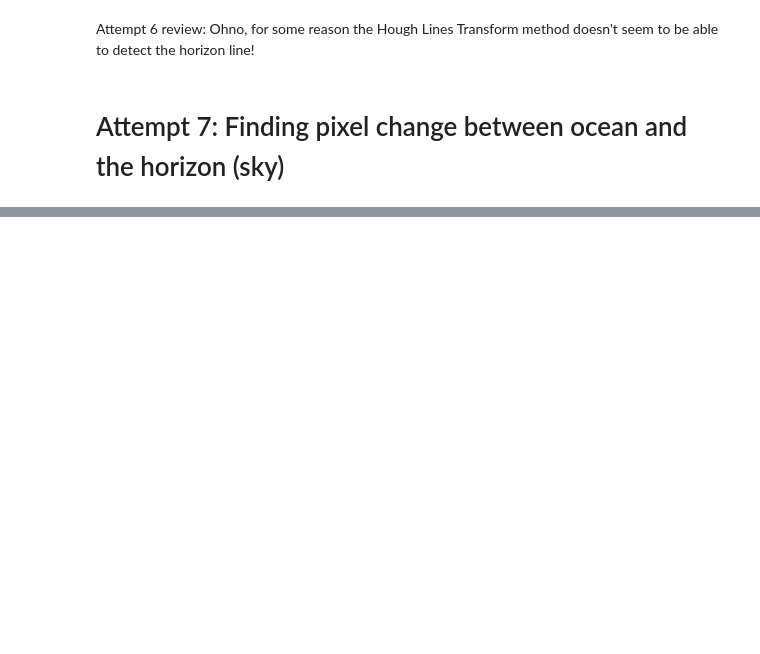
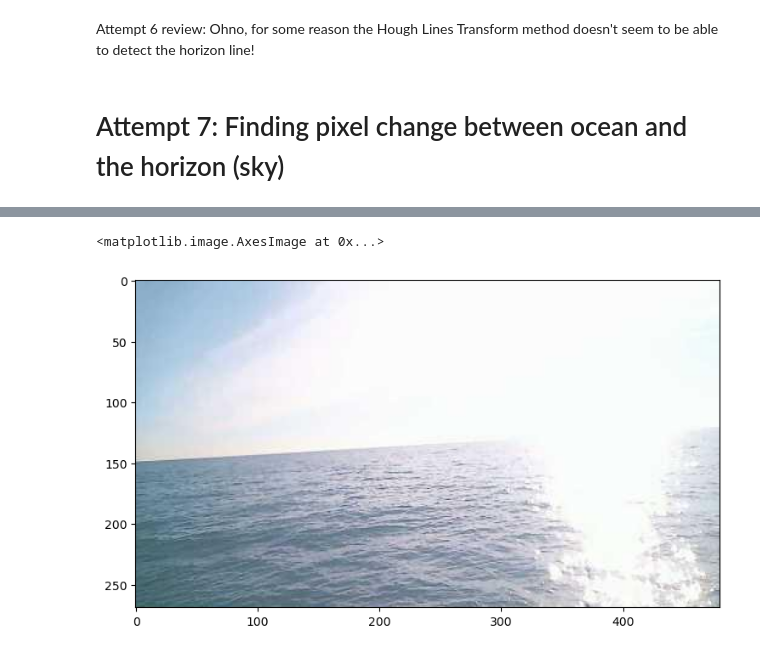
Before and after one commit to pepzicles/trackingBuoys, a Jupyter notebook: aligningHorizons.ipynb, the cells around one changed output, grey strips where cells are left out. Drawn from its saved outputs; the diff is of its cells as text; code cells hidden in the pictures; blank space fills up the shorter version.

```diff
--- a/aligningHorizons.ipynb
+++ b/aligningHorizons.ipynb
@@ -778,0 +830,13 @@ Attempt 7 review: the horizontal line generated is pretty accurate, but it doesn
+# %%
+#matplotlib library reads color in RGB format but OpenCV reads color in BGR Format
+#Convert BGR to RGB
+image = cv2.cvtColor(image,cv2.COLOR_BGR2RGB)
+
+#Defining a rectangle of region of interest
+# cv2.rectangle(image, (0, 100), (480, 160), (255, 0, 0), 3) #Height, width, color of rect, stroke width
+
+plt.figure(figsize = (10,5))
+plt.imshow(image)
+# %% [output]
+<matplotlib.image.AxesImage at 0x...>
+[figure, added]
```
Also changed, not shown: parts of 72 cells of this notebook.
